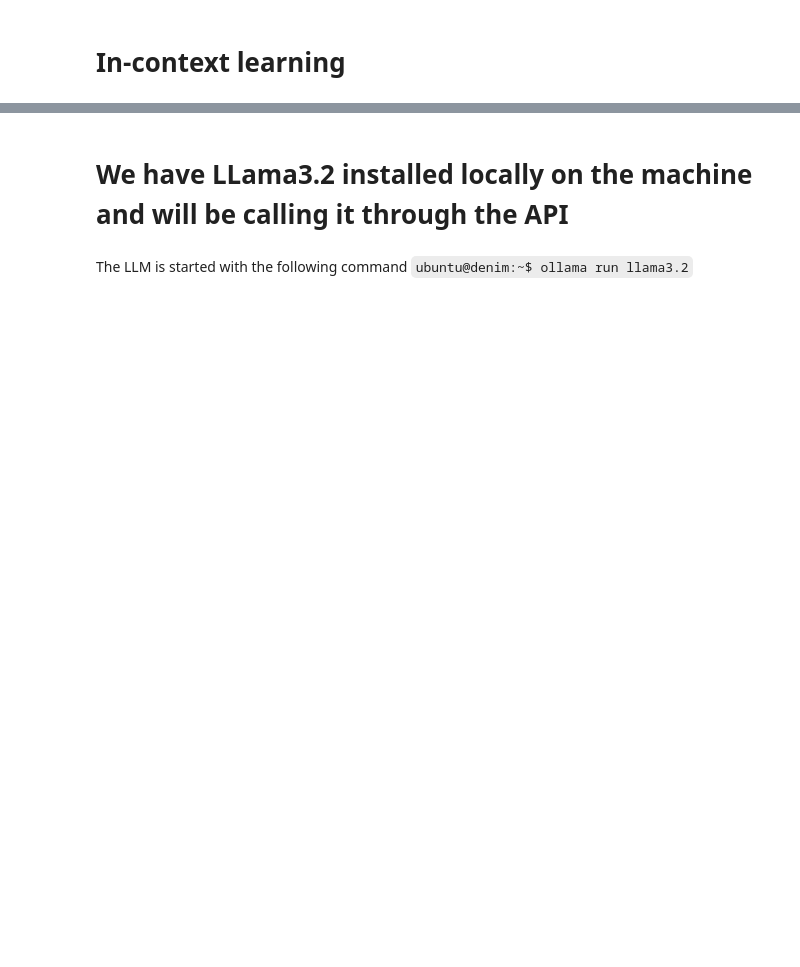
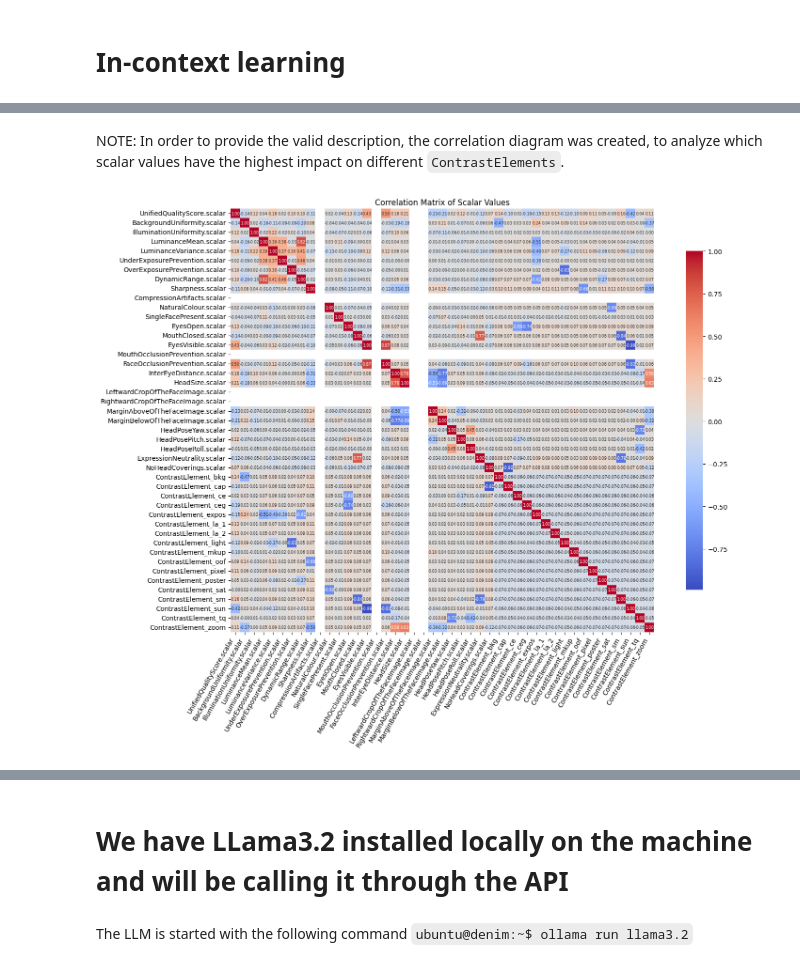
Before and after one commit to olablachowiak/biometrics-project, a Jupyter notebook: analysis.ipynb, the cells around one changed output, grey strips where cells are left out. Drawn from its saved outputs; the diff is of its cells as text; code cells hidden in the pictures; blank space fills up the shorter version.

```diff
--- a/analysis.ipynb
+++ b/analysis.ipynb
@@ -166,0 +183,30 @@ df_in_context_dataset[show_columns]
+# %% [markdown]
+NOTE: In order to provide the valid description, the correlation diagram was created, to analyze which scalar values have the highest impact on different `ContrastElements`.
+# %%
+# Create a heatmap as a correlation matrix for each of the contrast elemnt which scalar values affect it the most in the df_combined
+
+import seaborn as sns
+import matplotlib.pyplot as plt
+
+df_combined_corr= df_combined.copy()
+df_combined_corr = df_combined_corr.drop(columns=['Filename'])
+
+# Do one-hot encoding for the ContrastElement column
+df_combined_corr = pd.get_dummies(df_combined_corr, columns=['ContrastElement'])
+correlation_matrix = df_combined_corr.corr()
+plt.figure(figsize=(16, 12))
+sns.heatmap(
+    correlation_matrix,
+    annot=True,
+    fmt=".2f",
+    cmap='coolwarm',
+    square=True,
+    cbar_kws={"shrink": .8},
+    annot_kws={"size": 6}  # Smaller font size for numbers
+)
+plt.title('Correlation Matrix of Scalar Values')
+plt.xticks(rotation=60, ha='right')
+plt.yticks(rotation=0)
+plt.tight_layout()
+# %% [output]
+[figure, added]
```
Also changed, not shown: parts of 29 cells of this notebook, 2 other files.
